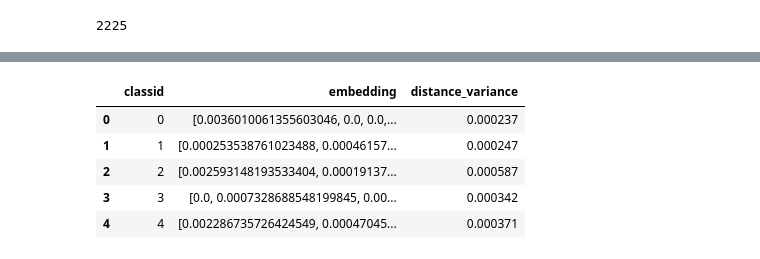
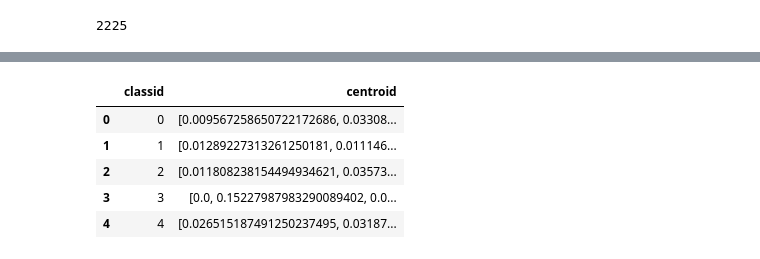
Before and after one commit to Nemit0/BBC-Centroid-Classification, a Jupyter notebook: bbc_analysis.ipynb, the cells around one changed output, grey strips where cells are left out. Cells and saved outputs as stored; diff of their text form; code cells hidden in the pictures.

```diff
--- a/bbc_analysis.ipynb
+++ b/bbc_analysis.ipynb
@@ -264,25 +286,0 @@ print(centroid_df)
-# %%
-from scipy.spatial import distance
-
-df_test = df.copy()
-
-# Convert embeddings to numpy arrays if they are lists
-df['embedding'] = df['embedding'].apply(lambda x: np.array(x) if isinstance(x, list) else x)
-
-# Check if centroid DataFrame has embeddings as numpy arrays
-centroid_df['embedding'] = centroid_df['embedding'].apply(lambda x: np.array(x) if isinstance(x, list) else x)
-
-# Merge the original DataFrame with the centroids DataFrame
-merged_df = df.reset_index().merge(centroid_df, on='classid', suffixes=('', '_centroid'))
-
-# Calculate Euclidean distance from each document's embedding to its category's centroid
-merged_df['distance_to_centroid'] = merged_df.apply(lambda row: distance.euclidean(row['embedding'], row['embedding_centroid']), axis=1)
-
-# Inspect the merged DataFrame for any issues
-print(merged_df[['filename', 'classid', 'distance_to_centroid']].head())
-
-# Update the original DataFrame
-df['distance_to_centroid'] = merged_df.set_index('filename')['distance_to_centroid']
-
-# Print to check if distances are still NaN
-print(df[['class', 'distance_to_centroid']].head())
@@ -306,9 +286,0 @@ centroid_df = centroid_df.merge(distance_variance, on='classid')
-# %%
-centroid_df
-# %% [output]
-|  | classid | embedding | distance_variance |
-| 0 | 0 | [0.0036010061355603046, 0.0, 0.0,... | 0.000237 |
-| 1 | 1 | [0.000253538761023488, 0.00046157... | 0.000247 |
-| 2 | 2 | [0.002593148193533404, 0.00019137... | 0.000587 |
-| 3 | 3 | [0.0, 0.0007328688548199845, 0.00... | 0.000342 |
-| 4 | 4 | [0.002286735726424549, 0.00047045... | 0.000371 |
@@ -317,0 +287,26 @@ def gaussian_pdf(x, variance:float, mean=0):
+# %%
+# Start calculating centroind and variance from test dataset
+if isinstance(df.iloc[0]['embedding'], list):
+    df['embedding'] = df['embedding'].apply(lambda x: np.array(x, dtype=np.float128))
+
+train_test_ratio = 0.7
+train_size = int(len(df) * train_test_ratio)
+# Shuffle dataset
+df = df.sample(frac=1)
+train_df = df.iloc[:train_size]
+test_df = df.iloc[train_size:]
+
+centroid_df = train_df.groupby('classid')['embedding'].apply(lambda x: np.mean(np.stack(x), axis=0)).reset_index()
+
+centroid_df['embedding'] = centroid_df['embedding'].apply(lambda x: np.array(x, dtype=np.float128))
+
+centroid_df.columns = ['classid', 'centroid']
+
+centroid_df.head()
+# %% [output]
+|  | classid | centroid |
+| 0 | 0 | [0.009567258650722172686, 0.03308... |
+| 1 | 1 | [0.01289227313261250181, 0.011146... |
+| 2 | 2 | [0.011808238154494934621, 0.03573... |
+| 3 | 3 | [0.0, 0.15227987983290089402, 0.0... |
+| 4 | 4 | [0.026515187491250237495, 0.03187... |
```
Also changed, not shown: parts of 19 cells of this notebook, 2 other files.
